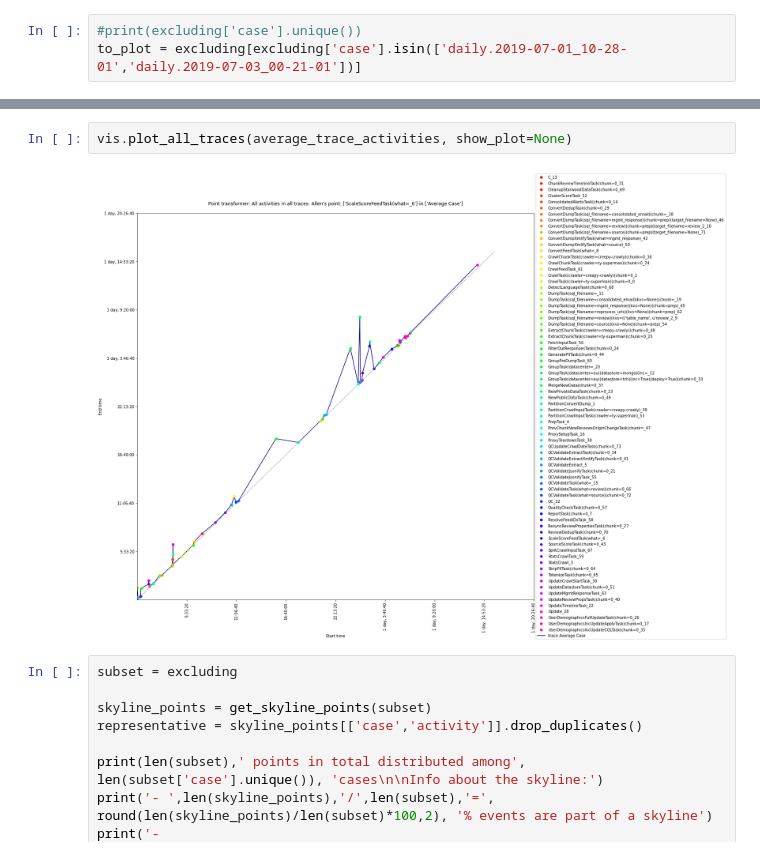
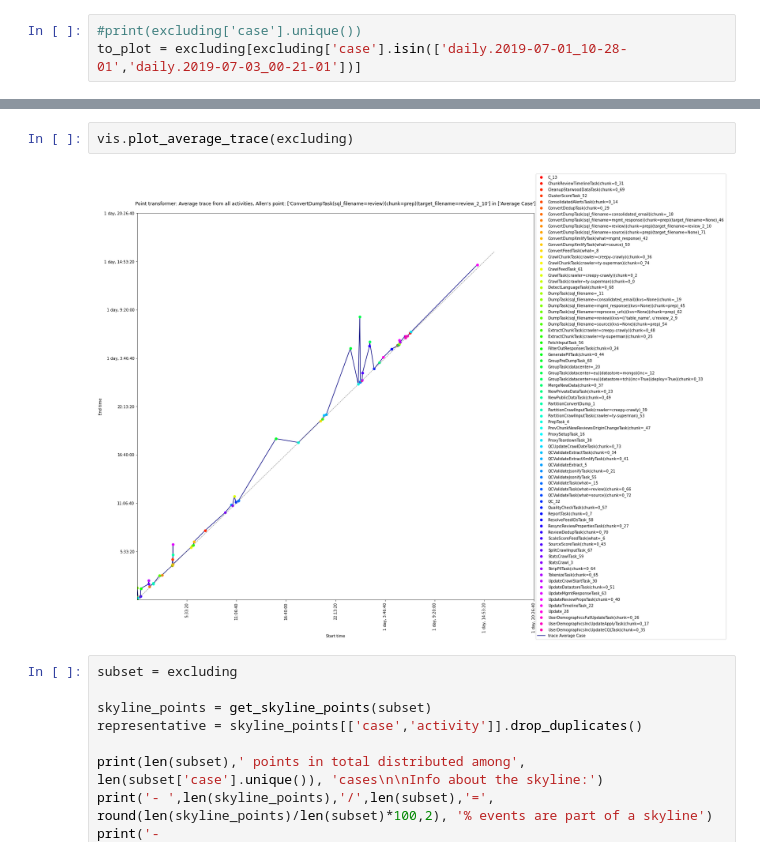
Before and after one commit to andreamalhera/perfSky, a Jupyter notebook: notebooks/example.ipynb, the cells around one changed output, grey strips where cells are left out. Drawn from its saved outputs; the diff is of its cells as text.

Commit message:
Fixes plot_average_trace

```diff
--- a/notebooks/example.ipynb
+++ b/notebooks/example.ipynb
@@ -79,9 +80,9 @@ Average trace over activities has 75 events
 | 4 | DumpTask(sql_filename=mgmt_respon... | 00:01:11 | 01:22:05 | 71.500000 | 4925.680000 | Average Case | 0.000000e+00 |
 | 3 | ProxySetupTask_16 | 00:06:36 | 00:13:22 | 396.603960 | 802.712871 | Average Case | 4.570154e-13 |
 # %%
-vis.plot_all_traces(average_trace_activities, show_plot=None)
+vis.plot_average_trace(excluding)
 # %% [output]
-[figure, old version]
+[figure, new version]
 # %%
 subset = excluding
 
```
Also changed, not shown: parts of 3 cells of this notebook, 1 other file.
